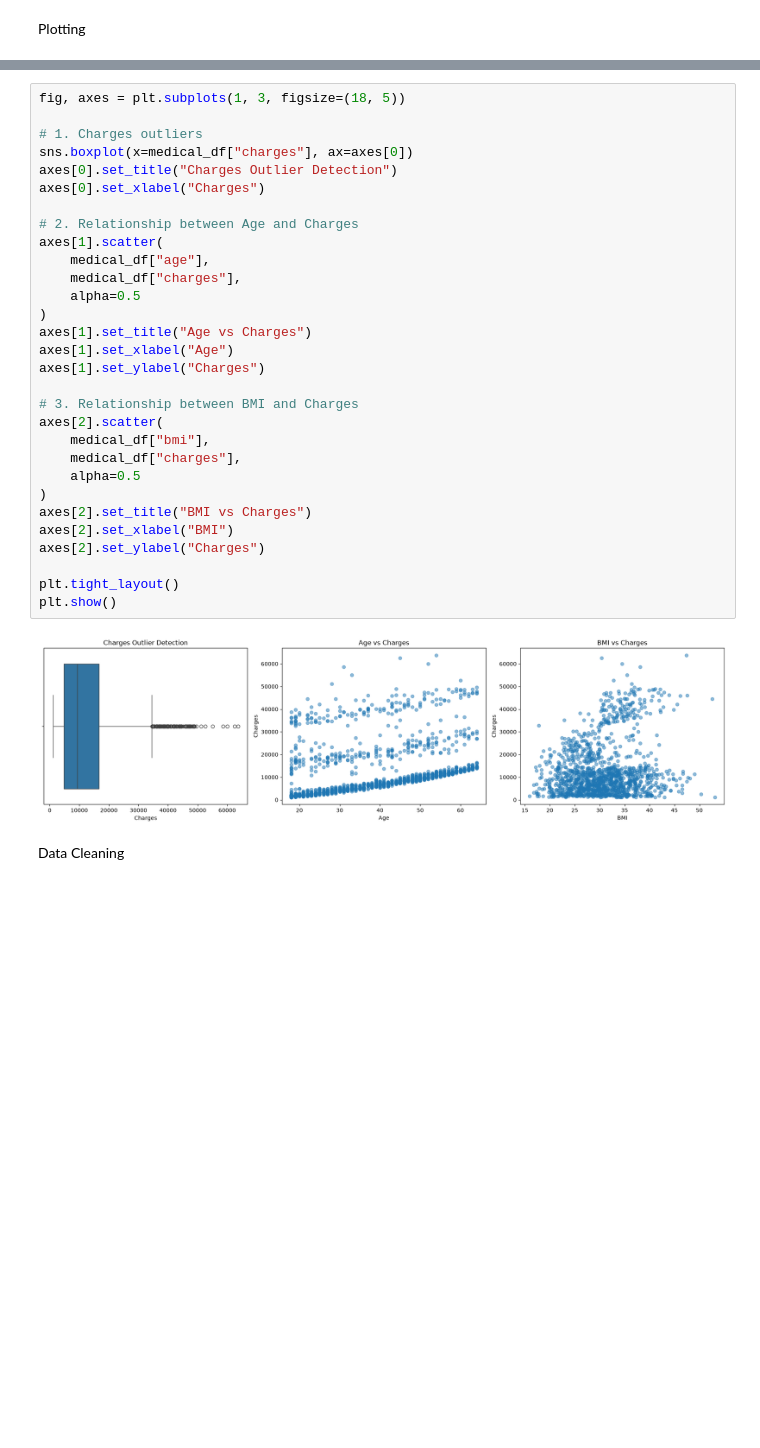
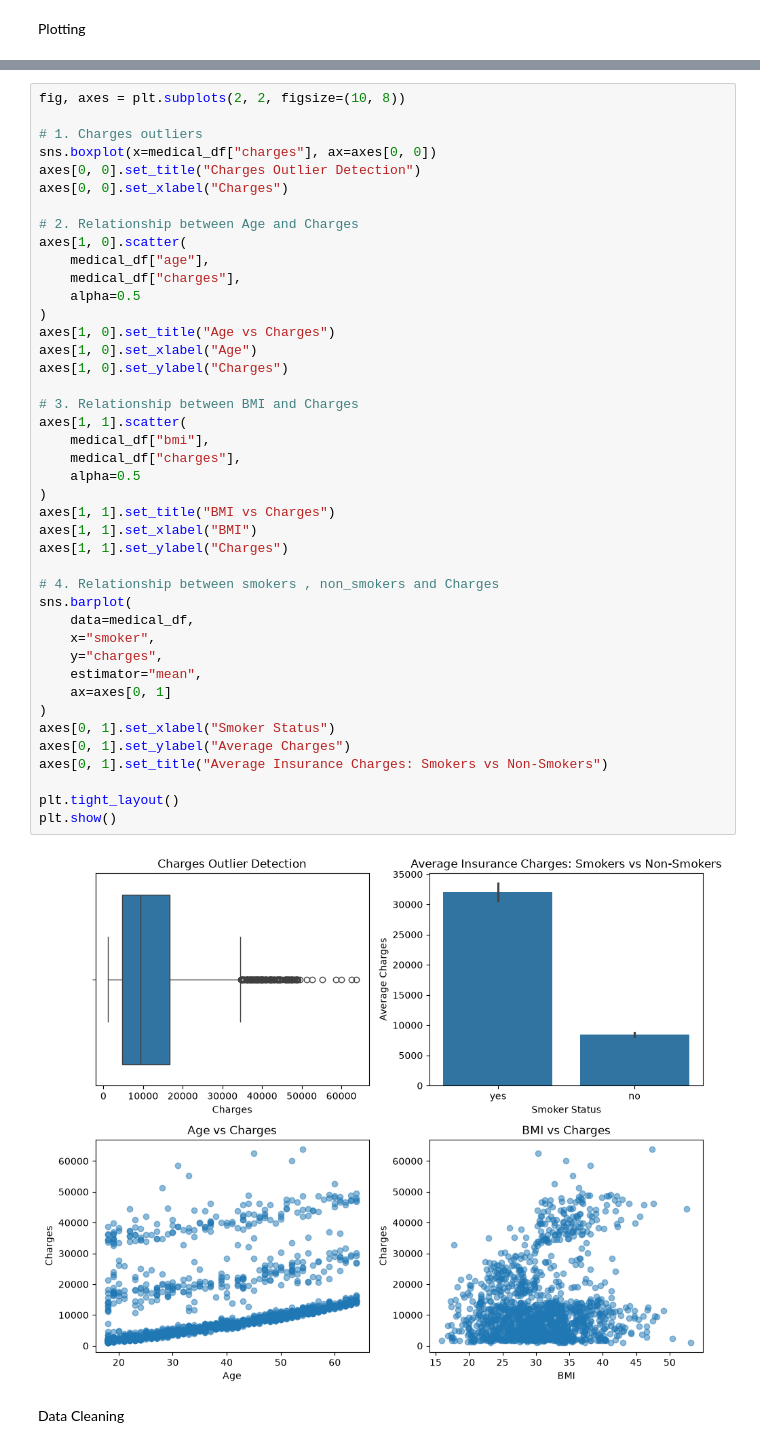
Before and after one commit to nour-ehab/ML-Project, a Jupyter notebook: part_a_numerical/01_Numercal_PrePreprocessing.ipynb, the cells around one changed output, grey strips where cells are left out. Cells and saved outputs as stored; diff of their text form; blank space fills up the shorter version.

```diff
--- a/part_a_numerical/01_Numercal_PrePreprocessing.ipynb
+++ b/part_a_numerical/01_Numercal_PrePreprocessing.ipynb
@@ -177,35 +182,47 @@ Plotting
 # %%
-fig, axes = plt.subplots(1, 3, figsize=(18, 5))
+fig, axes = plt.subplots(2, 2, figsize=(10, 8))
 
 # 1. Charges outliers
-sns.boxplot(x=medical_df["charges"], ax=axes[0])
-axes[0].set_title("Charges Outlier Detection")
-axes[0].set_xlabel("Charges")
+sns.boxplot(x=medical_df["charges"], ax=axes[0, 0])
+axes[0, 0].set_title("Charges Outlier Detection")
+axes[0, 0].set_xlabel("Charges")
 
 # 2. Relationship between Age and Charges
-axes[1].scatter(
+axes[1, 0].scatter(
     medical_df["age"],
     medical_df["charges"],
     alpha=0.5
 )
-axes[1].set_title("Age vs Charges")
-axes[1].set_xlabel("Age")
-axes[1].set_ylabel("Charges")
+axes[1, 0].set_title("Age vs Charges")
+axes[1, 0].set_xlabel("Age")
+axes[1, 0].set_ylabel("Charges")
 
 # 3. Relationship between BMI and Charges
-axes[2].scatter(
+axes[1, 1].scatter(
     medical_df["bmi"],
     medical_df["charges"],
     alpha=0.5
 )
-axes[2].set_title("BMI vs Charges")
-axes[2].set_xlabel("BMI")
-axes[2].set_ylabel("Charges")
+axes[1, 1].set_title("BMI vs Charges")
+axes[1, 1].set_xlabel("BMI")
+axes[1, 1].set_ylabel("Charges")
+
+# 4. Relationship between smokers , non_smokers and Charges
+sns.barplot(
+    data=medical_df,
+    x="smoker",
+    y="charges",
+    estimator="mean",
+    ax=axes[0, 1]
+)
+axes[0, 1].set_xlabel("Smoker Status")
+axes[0, 1].set_ylabel("Average Charges")
+axes[0, 1].set_title("Average Insurance Charges: Smokers vs Non-Smokers")
 
 plt.tight_layout()
 plt.show()
 # %% [output]
-[figure, old version]
+[figure, new version]
 # %% [markdown]
 Data Cleaning
 # %%
```
Also changed, not shown: parts of 1 cell of this notebook, 2 other files.
